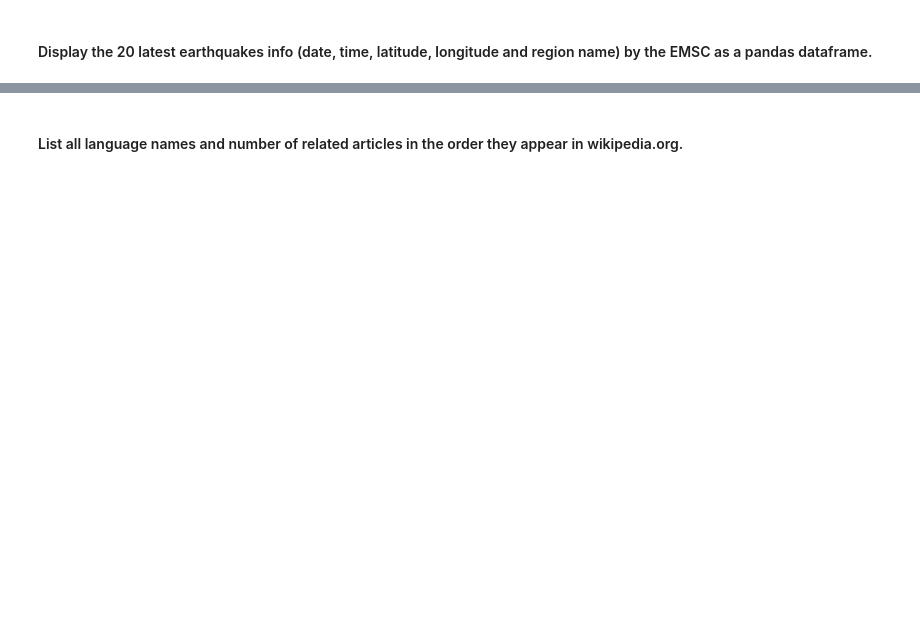
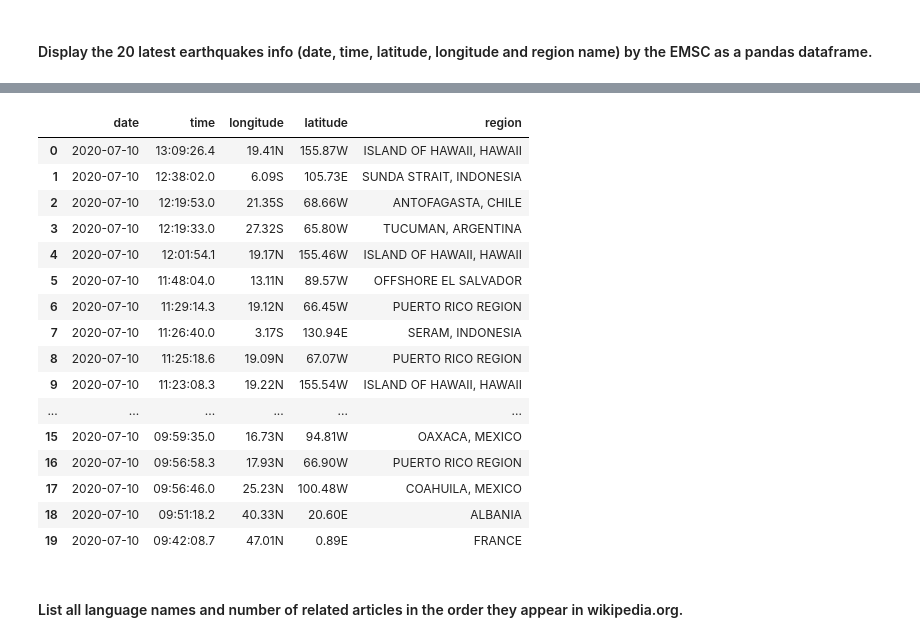
Before and after one commit to ta-data-bcn/lab-web-scraping, a Jupyter notebook: your-code/main.ipynb, the cells around one changed output, grey strips where cells are left out. Cells and saved outputs as stored; diff of their text form; code cells hidden in the pictures; blank space fills up the shorter version.

```diff
--- a/your-code/main.ipynb
+++ b/your-code/main.ipynb
@@ -226,6 +166,7 @@ links = []
 
 for i in range(len(soup.select("img"))):
     img_link = soup.select("img")[i]["src"]
+    img_link = "http:"+img_ling
     links.append(img_link)
 
 
@@ -278,0 +375,2 @@ url = 'https://www.emsc-csem.org/Earthquake/'
+# %%
+earthquakes = soup.select('tbody#tbody tr')
@@ -278,0 +381,30 @@ url = 'https://www.emsc-csem.org/Earthquake/'
+# %%
+longitud = []
+latitud = []
+
+
+for i in range(len(earthquakes)):
+    location = earthquakes[i].select("td.tabev1")
+    first_parameter = location[0].get_text()
+    first_parameter = re.findall(r"\d+.\d+", first_parameter)
+    second_parameter = location[1].get_text()
+    second_parameter = re.findall(r"\d+.\d+", second_parameter)
+    longitud.append(first_parameter[0])
+    latitud.append(second_parameter[0])
+
+
+n_s = []
+e_w = []
+for i in range(len(earthquakes)):
+    both_parameters = earthquakes[i].select("td.tabev2")
+    first_parameter = both_parameters[0].get_text()
+    second_parameter = both_parameters[1].get_text()
+    n_s.append(first_parameter[0])
+    e_w.append(second_parameter[0])
+
+
+longitude = []
+latitude = []
+for i in range(20):
+    longitude = longitude + [longitud[i] + n_s[i]]
+    latitude = latitude + [latitud[i] + e_w[i]]
@@ -278,0 +414,7 @@ url = 'https://www.emsc-csem.org/Earthquake/'
+# %%
+region = []
+for i in range(20):
+    region.append(re.sub(r"\xa0", "", soup.select("td.tb_region")[i].get_text()))
+
+
+region
@@ -279,3 +442,24 @@ url = 'https://www.emsc-csem.org/Earthquake/'
+# %%
+earthquake_data = pd.DataFrame({"date":date, "time":time, "longitude":longitude, "latitude":latitude, "region":region})
+earthquake_data
+# %% [output]
+|  | date | time | longitude | latitude | region |
+| 0 | 2020-07-10 | 13:09:26.4 | 19.41N | 155.87W | ISLAND OF HAWAII, HAWAII |
+| 1 | 2020-07-10 | 12:38:02.0 | 6.09S | 105.73E | SUNDA STRAIT, INDONESIA |
+| 2 | 2020-07-10 | 12:19:53.0 | 21.35S | 68.66W | ANTOFAGASTA, CHILE |
+| 3 | 2020-07-10 | 12:19:33.0 | 27.32S | 65.80W | TUCUMAN, ARGENTINA |
+| 4 | 2020-07-10 | 12:01:54.1 | 19.17N | 155.46W | ISLAND OF HAWAII, HAWAII |
+| 5 | 2020-07-10 | 11:48:04.0 | 13.11N | 89.57W | OFFSHORE EL SALVADOR |
+| 6 | 2020-07-10 | 11:29:14.3 | 19.12N | 66.45W | PUERTO RICO REGION |
+| 7 | 2020-07-10 | 11:26:40.0 | 3.17S | 130.94E | SERAM, INDONESIA |
+| 8 | 2020-07-10 | 11:25:18.6 | 19.09N | 67.07W | PUERTO RICO REGION |
+| 9 | 2020-07-10 | 11:23:08.3 | 19.22N | 155.54W | ISLAND OF HAWAII, HAWAII |
+| ... | ... | ... | ... | ... | ... |
+| 15 | 2020-07-10 | 09:59:35.0 | 16.73N | 94.81W | OAXACA, MEXICO |
+| 16 | 2020-07-10 | 09:56:58.3 | 17.93N | 66.90W | PUERTO RICO REGION |
+| 17 | 2020-07-10 | 09:56:46.0 | 25.23N | 100.48W | COAHUILA, MEXICO |
+| 18 | 2020-07-10 | 09:51:18.2 | 40.33N | 20.60E | ALBANIA |
+| 19 | 2020-07-10 | 09:42:08.7 | 47.01N | 0.89E | FRANCE |
 # %% [markdown]
 #### List all language names and number of related articles in the order they appear in wikipedia.org.
 # %%
```
Also changed, not shown: parts of 33 cells of this notebook.
